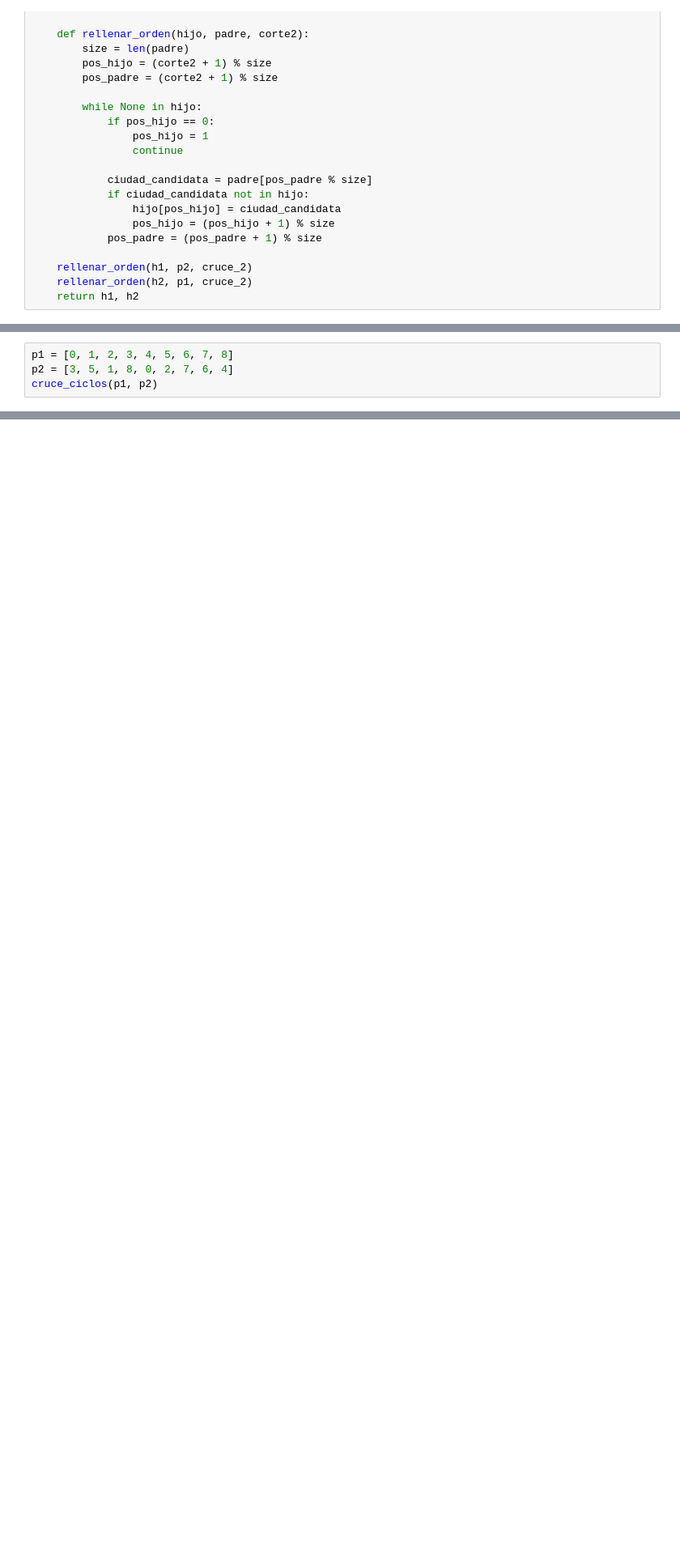
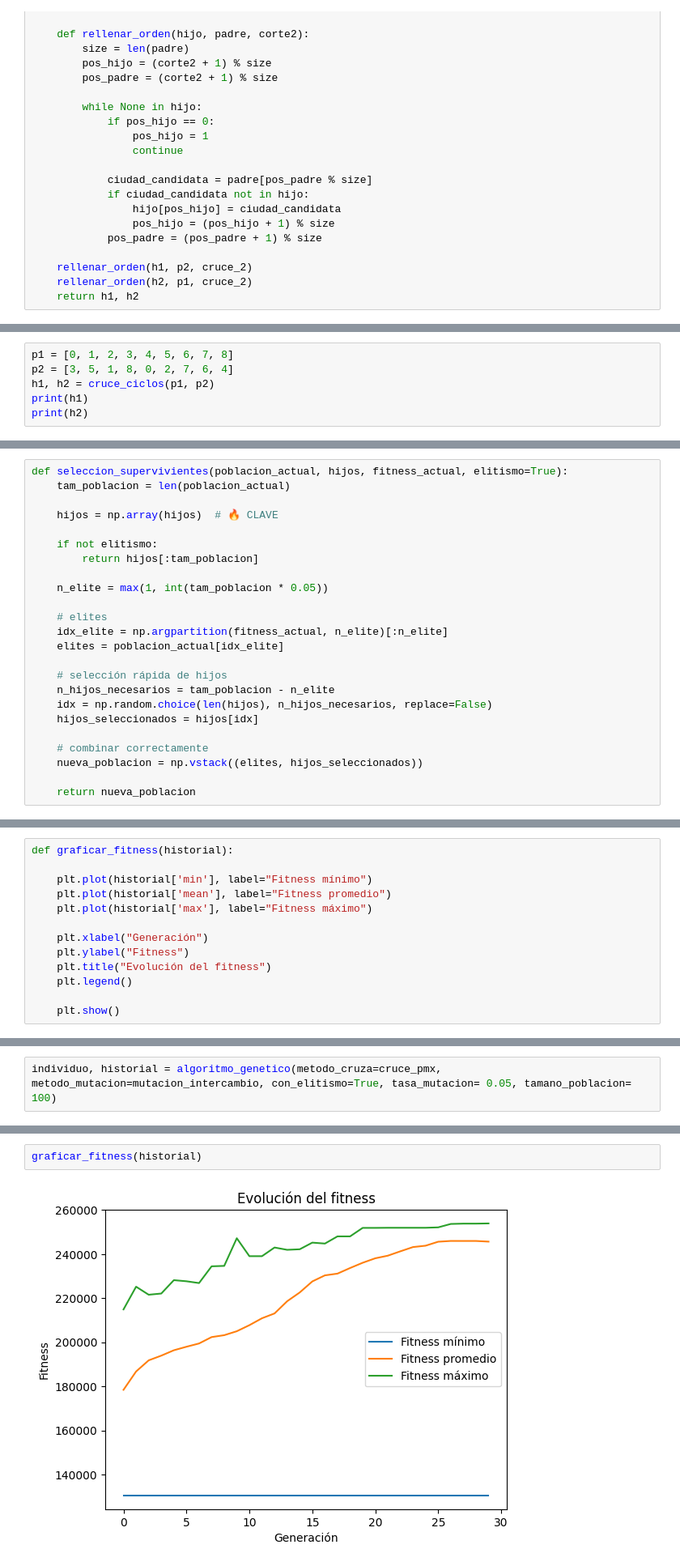
Before and after one commit to FabrexG/Ejercicios_Computacion_evolutiva_2026_1, a Jupyter notebook: practica_2/practica2.ipynb, the cells around one changed output, grey strips where cells are left out. Shown at 81% size. Drawn from its saved outputs; the diff is of its cells as text; blank space fills up the shorter version.

```diff
--- a/practica_2/practica2.ipynb
+++ b/practica_2/practica2.ipynb
@@ -231,5 +291,7 @@ def cruce_bordes(p1, p2):
 # %%
 p1 = [0, 1, 2, 3, 4, 5, 6, 7, 8]
 p2 = [3, 5, 1, 8, 0, 2, 7, 6, 4]
-cruce_ciclos(p1, p2)
+h1, h2 = cruce_ciclos(p1, p2)
+print(h1)
+print(h2)
 # %% [output]
@@ -236,0 +304,24 @@ cruce_ciclos(p1, p2)
+# %%
+def seleccion_supervivientes(poblacion_actual, hijos, fitness_actual, elitismo=True):
+    tam_poblacion = len(poblacion_actual)
+
+    hijos = np.array(hijos)  # 🔥 CLAVE
+
+    if not elitismo:
+        return hijos[:tam_poblacion]
+
+    n_elite = max(1, int(tam_poblacion * 0.05))
+
+    # elites
+    idx_elite = np.argpartition(fitness_actual, n_elite)[:n_elite]
+    elites = poblacion_actual[idx_elite]
+
+    # selección rápida de hijos
+    n_hijos_necesarios = tam_poblacion - n_elite
+    idx = np.random.choice(len(hijos), n_hijos_necesarios, replace=False)
+    hijos_seleccionados = hijos[idx]
+
+    # combinar correctamente
+    nueva_poblacion = np.vstack((elites, hijos_seleccionados))
+
+    return nueva_poblacion
@@ -236,0 +400,13 @@ cruce_ciclos(p1, p2)
+# %%
+def graficar_fitness(historial):
+
+    plt.plot(historial['min'], label="Fitness mínimo")
+    plt.plot(historial['mean'], label="Fitness promedio")
+    plt.plot(historial['max'], label="Fitness máximo")
+
+    plt.xlabel("Generación")
+    plt.ylabel("Fitness")
+    plt.title("Evolución del fitness")
+    plt.legend()
+
+    plt.show()
@@ -236,0 +455,2 @@ cruce_ciclos(p1, p2)
+# %%
+individuo, historial = algoritmo_genetico(metodo_cruza=cruce_pmx, metodo_mutacion=mutacion_intercambio, con_elitismo=True, tasa_mutacion= 0.05, tamano_poblacion= 100)
@@ -236,0 +487,4 @@ cruce_ciclos(p1, p2)
+# %%
+graficar_fitness(historial)
+# %% [output]
+[figure, added]
```
Also changed, not shown: parts of 28 cells of this notebook, 8 other files.
